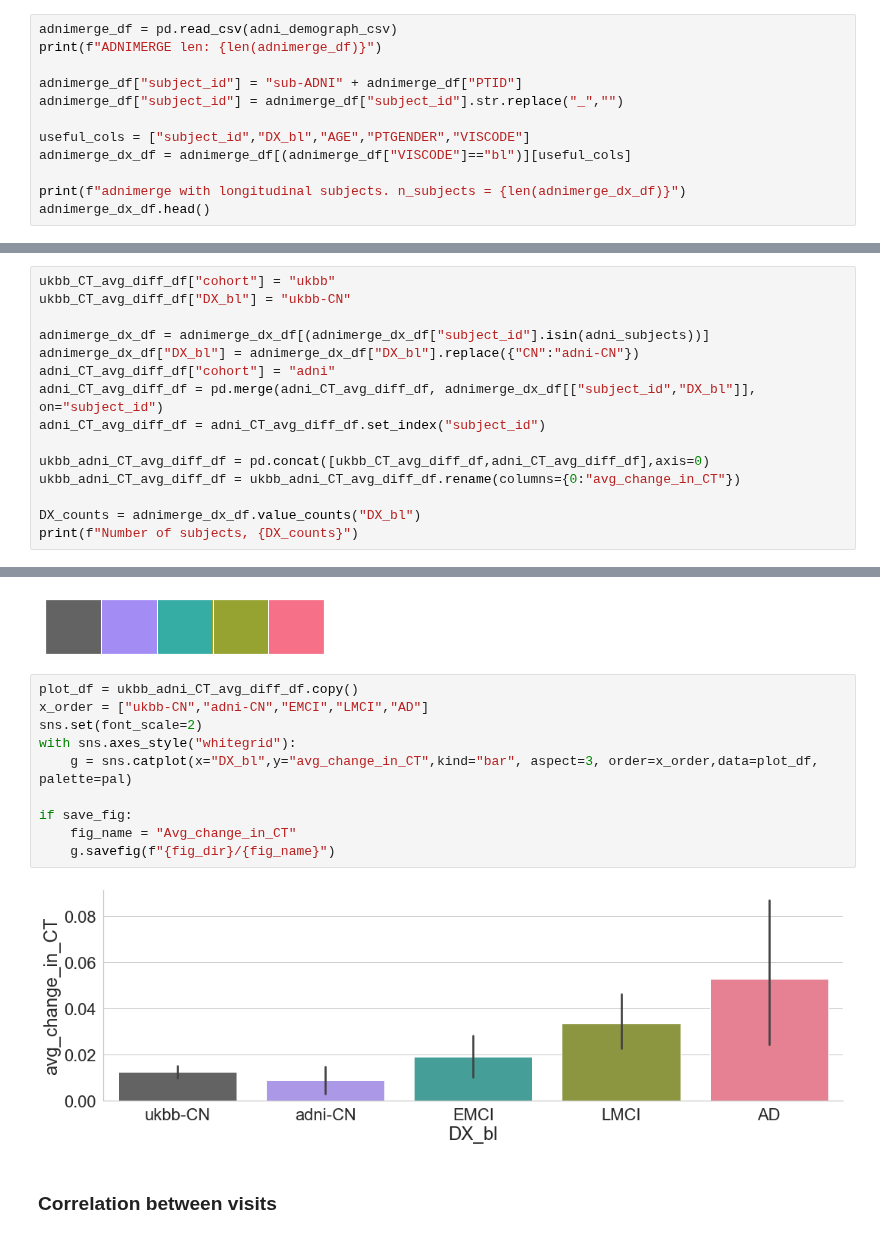
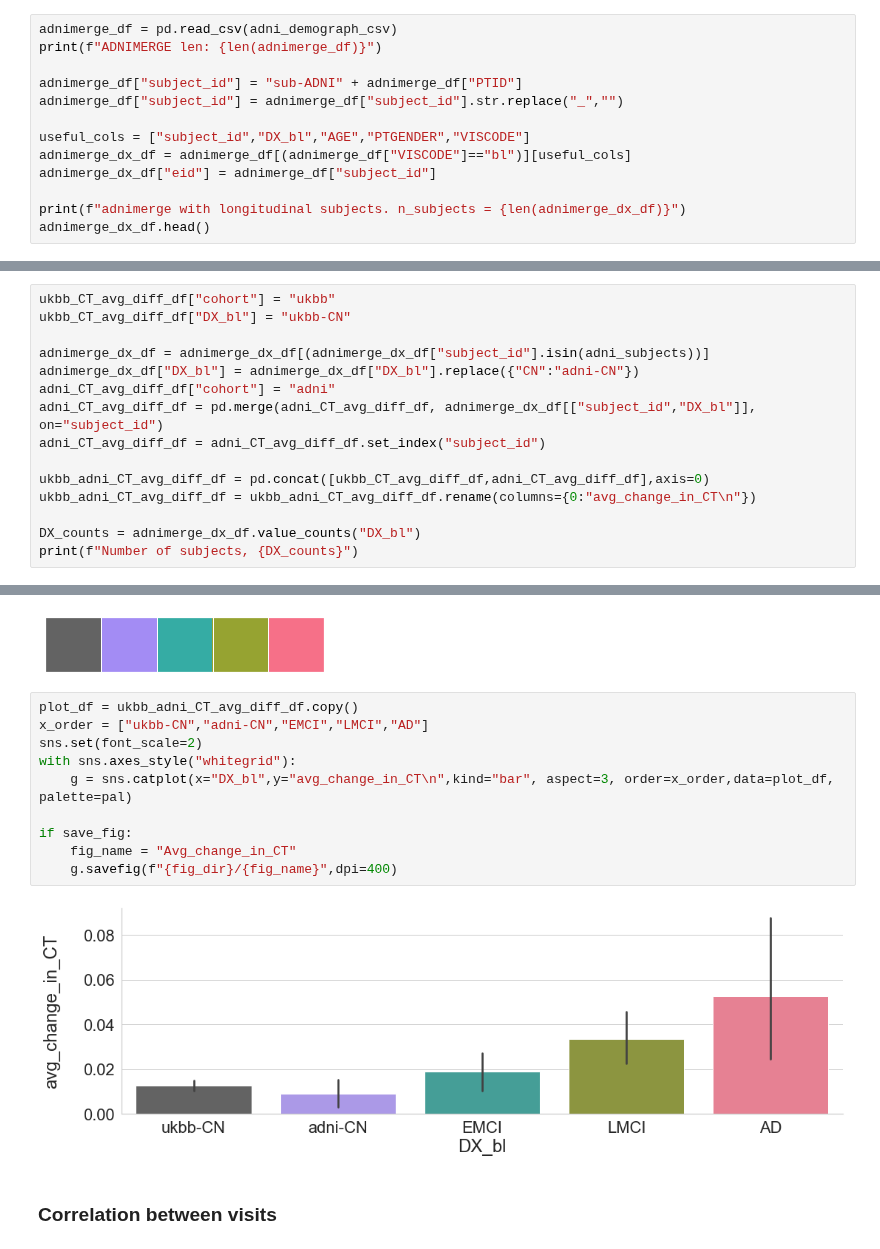
Before and after one commit to nikhil153/brain-diff, a Jupyter notebook: notebooks/10_ohbm2022_plots.ipynb, the cells around one changed output, grey strips where cells are left out. Drawn from its saved outputs; the diff is of its cells as text.

```diff
--- a/notebooks/10_ohbm2022_plots.ipynb
+++ b/notebooks/10_ohbm2022_plots.ipynb
@@ -129,6 +134,7 @@ adnimerge_df["subject_id"] = adnimerge_df["subject_id"].str.replace("_","")
 
 useful_cols = ["subject_id","DX_bl","AGE","PTGENDER","VISCODE"]
 adnimerge_dx_df = adnimerge_df[(adnimerge_df["VISCODE"]=="bl")][useful_cols]
+adnimerge_dx_df["eid"] = adnimerge_df["subject_id"]
 
 print(f"adnimerge with longitudinal subjects. n_subjects = {len(adnimerge_dx_df)}")
 adnimerge_dx_df.head()
@@ -197,7 +203,7 @@ adni_CT_avg_diff_df = pd.merge(adni_CT_avg_diff_df, adnimerge_dx_df[["subject_id
 adni_CT_avg_diff_df = adni_CT_avg_diff_df.set_index("subject_id")
 
 ukbb_adni_CT_avg_diff_df = pd.concat([ukbb_CT_avg_diff_df,adni_CT_avg_diff_df],axis=0)
-ukbb_adni_CT_avg_diff_df = ukbb_adni_CT_avg_diff_df.rename(columns={0:"avg_change_in_CT"})
+ukbb_adni_CT_avg_diff_df = ukbb_adni_CT_avg_diff_df.rename(columns={0:"avg_change_in_CT\n"})
 
 DX_counts = adnimerge_dx_df.value_counts("DX_bl")
 print(f"Number of subjects, {DX_counts}")
@@ -217,15 +223,15 @@ sns.palplot(pal)
 # %%
 plot_df = ukbb_adni_CT_avg_diff_df.copy()
 x_order = ["ukbb-CN","adni-CN","EMCI","LMCI","AD"]
 sns.set(font_scale=2)
 with sns.axes_style("whitegrid"):
-    g = sns.catplot(x="DX_bl",y="avg_change_in_CT",kind="bar", aspect=3, order=x_order,data=plot_df, palette=pal)
+    g = sns.catplot(x="DX_bl",y="avg_change_in_CT\n",kind="bar", aspect=3, order=x_order,data=plot_df, palette=pal)
 
 if save_fig:
     fig_name = "Avg_change_in_CT"
-    g.savefig(f"{fig_dir}/{fig_name}")
+    g.savefig(f"{fig_dir}/{fig_name}",dpi=400)
 # %% [output]
-[figure, old version]
+[figure, new version]
 # %% [markdown]
 ### Correlation between visits
 # %%
```
Also changed, not shown: parts of 19 cells of this notebook, 3 other files.
